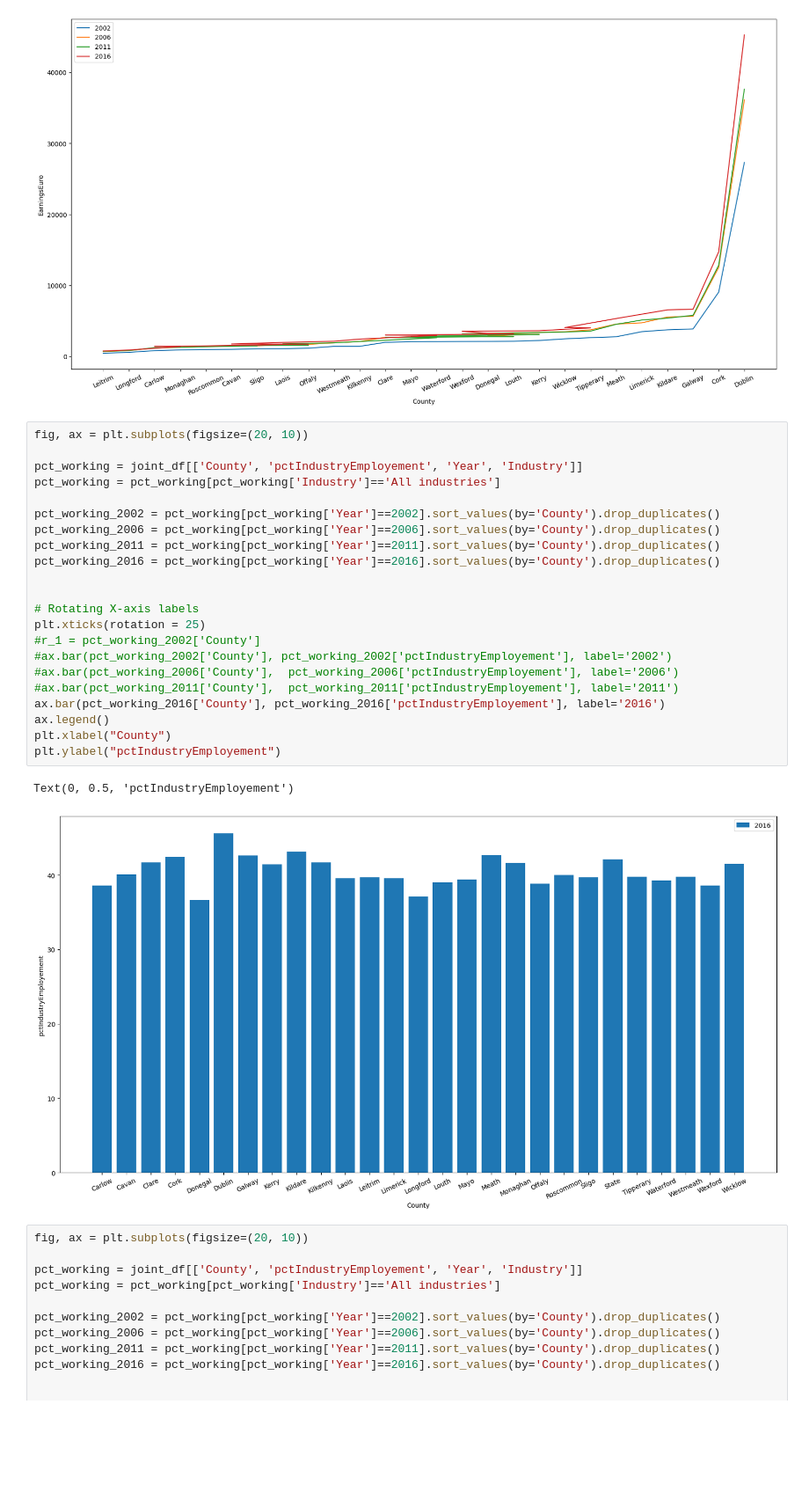
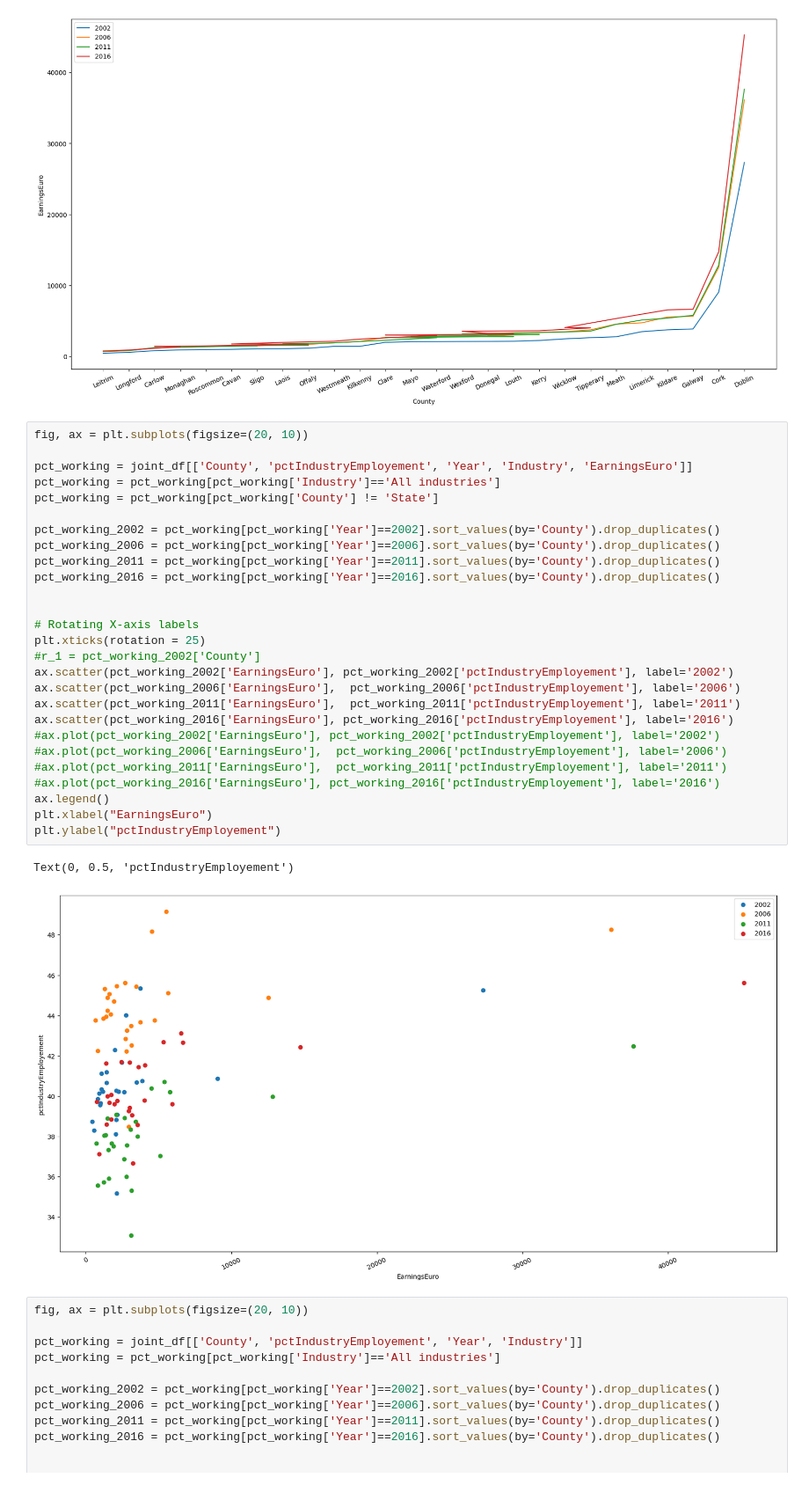
Before and after one commit to cct-abowman/CA1, a Jupyter notebook: EDA.ipynb, the cells around one changed output. Shown at 88% size. Saved outputs shown, nothing was run; the diff lists cells and outputs as text; blank space fills up the shorter version.

```diff
--- a/EDA.ipynb
+++ b/EDA.ipynb
@@ -474,28 +543,33 @@ Text(0, 0.5, 'EarningsEuro')
 # %%
 fig, ax = plt.subplots(figsize=(20, 10))
 
-pct_working = joint_df[['County', 'pctIndustryEmployement', 'Year', 'Industry']]
+pct_working = joint_df[['County', 'pctIndustryEmployement', 'Year', 'Industry', 'EarningsEuro']]
 pct_working = pct_working[pct_working['Industry']=='All industries']
+pct_working = pct_working[pct_working['County'] != 'State']
 
 pct_working_2002 = pct_working[pct_working['Year']==2002].sort_values(by='County').drop_duplicates()
 pct_working_2006 = pct_working[pct_working['Year']==2006].sort_values(by='County').drop_duplicates()
 pct_working_2011 = pct_working[pct_working['Year']==2011].sort_values(by='County').drop_duplicates()
 pct_working_2016 = pct_working[pct_working['Year']==2016].sort_values(by='County').drop_duplicates()
 
 
 # Rotating X-axis labels
 plt.xticks(rotation = 25)
 #r_1 = pct_working_2002['County']
-#ax.bar(pct_working_2002['County'], pct_working_2002['pctIndustryEmployement'], label='2002')
-#ax.bar(pct_working_2006['County'],  pct_working_2006['pctIndustryEmployement'], label='2006')
-#ax.bar(pct_working_2011['County'],  pct_working_2011['pctIndustryEmployement'], label='2011')
-ax.bar(pct_working_2016['County'], pct_working_2016['pctIndustryEmployement'], label='2016')
+ax.scatter(pct_working_2002['EarningsEuro'], pct_working_2002['pctIndustryEmployement'], label='2002')
+ax.scatter(pct_working_2006['EarningsEuro'],  pct_working_2006['pctIndustryEmployement'], label='2006')
+ax.scatter(pct_working_2011['EarningsEuro'],  pct_working_2011['pctIndustryEmployement'], label='2011')
+ax.scatter(pct_working_2016['EarningsEuro'], pct_working_2016['pctIndustryEmployement'], label='2016')
+#ax.plot(pct_working_2002['EarningsEuro'], pct_working_2002['pctIndustryEmployement'], label='2002')
+#ax.plot(pct_working_2006['EarningsEuro'],  pct_working_2006['pctIndustryEmployement'], label='2006')
+#ax.plot(pct_working_2011['EarningsEuro'],  pct_working_2011['pctIndustryEmployement'], label='2011')
+#ax.plot(pct_working_2016['EarningsEuro'], pct_working_2016['pctIndustryEmployement'], label='2016')
 ax.legend()
-plt.xlabel("County")
+plt.xlabel("EarningsEuro")
 plt.ylabel("pctIndustryEmployement")
 # %% [output]
 Text(0, 0.5, 'pctIndustryEmployement')
-[figure, old version]
+[figure, new version]
 # %%
 fig, ax = plt.subplots(figsize=(20, 10))
 
```
Also changed, not shown: parts of 6 cells of this notebook, 7 other files.
